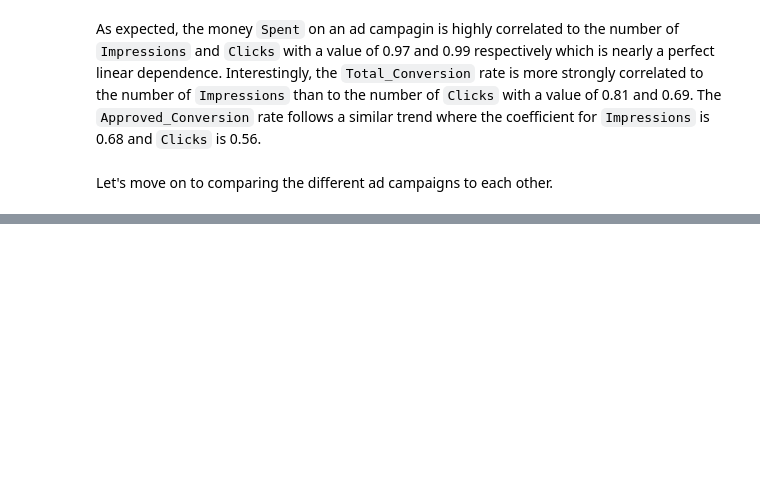
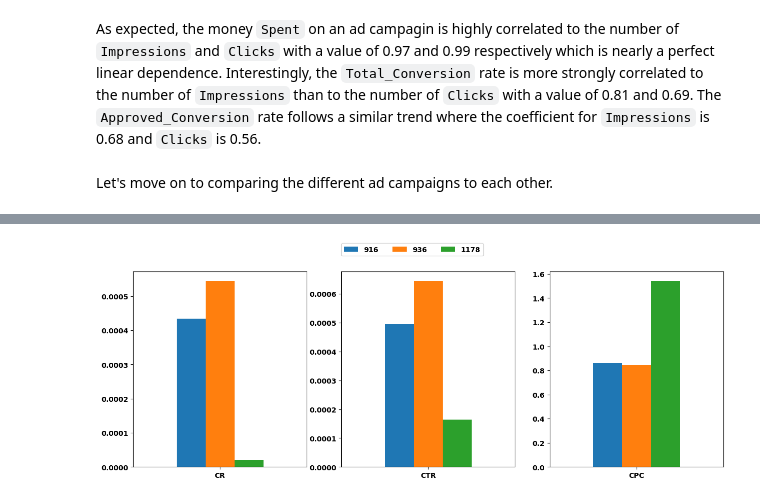
Before and after one commit to farhank-0/Marketing_Analysis, a Jupyter notebook: Marketing Campaign Analysis.ipynb, the cells around one changed output, grey strips where cells are left out. Saved outputs shown, nothing was run; the diff lists cells and outputs as text; code cells hidden in the pictures; blank space fills up the shorter version.

```diff
--- a/Marketing Campaign Analysis.ipynb
+++ b/Marketing Campaign Analysis.ipynb
@@ -187,0 +250,22 @@ plt.show()
+# %%
+# feature engineering based on properties of
+df["CR"] = df["Total_Conversion"] / df["Impressions"]
+df["CTR"] = df["Clicks"] / df["Impressions"]
+df["CPC"] = df["Spent"] / df["Clicks"]
+# %%
+fig, axes = plt.subplots(1, 3, figsize=(15,5))
+
+axes = axes.flatten()
+
+# Iterate through the columns of the DataFrame, excluding the first column
+for i, col in enumerate(df.columns[-3:]):
+    ax = axes[i]  # Get the current axis
+    df[["xyz_campaign_id", col]].pivot_table(columns="xyz_campaign_id", values=col, aggfunc=np.mean).plot(kind="bar", ax=ax, legend=None)
+    ax.tick_params(labelrotation=0)
+
+
+handles, labels = axes[0].get_legend_handles_labels()
+fig.legend(handles, labels, loc='upper center', ncol=3)
+plt.show()
+# %% [output]
+[figure, added]
```
Also changed, not shown: parts of 8 cells of this notebook.
